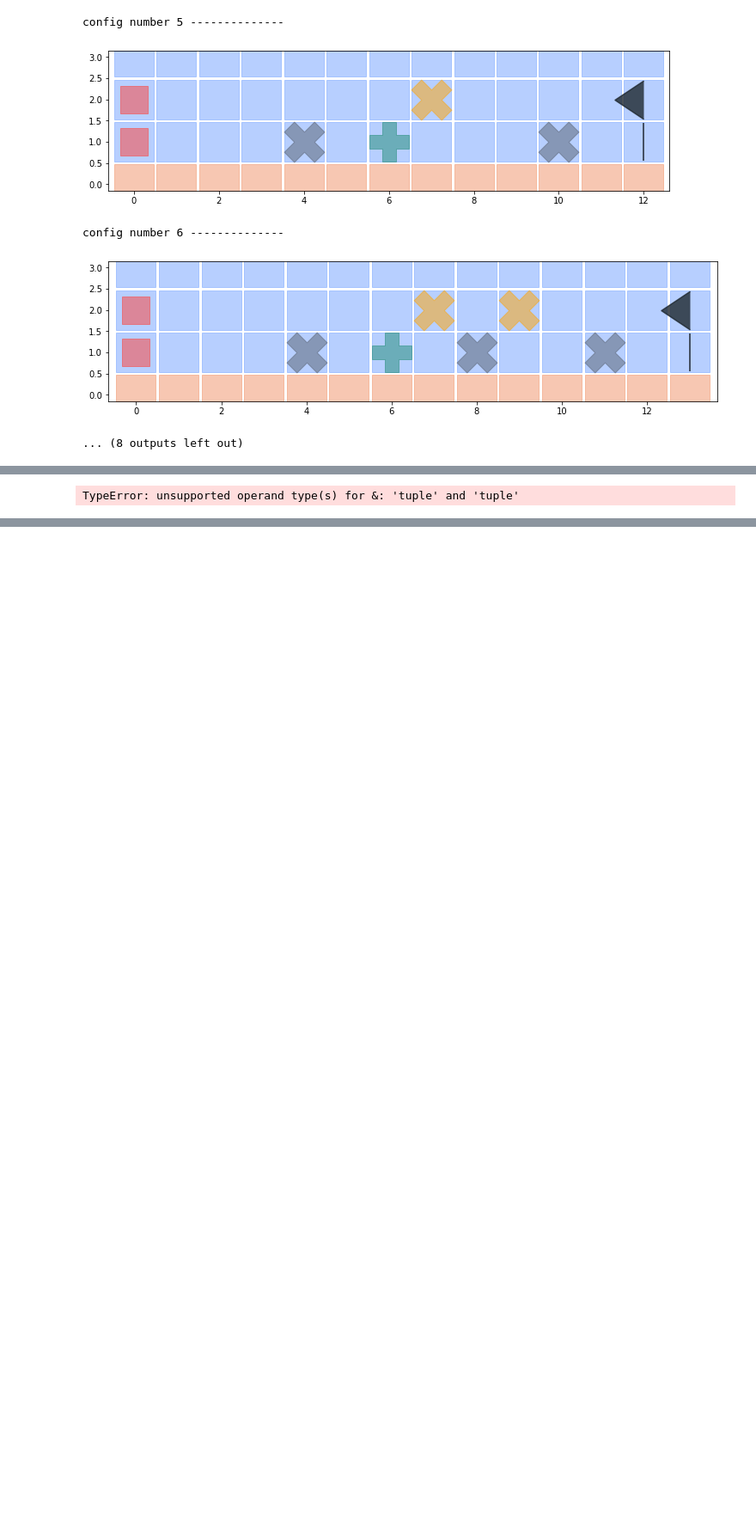
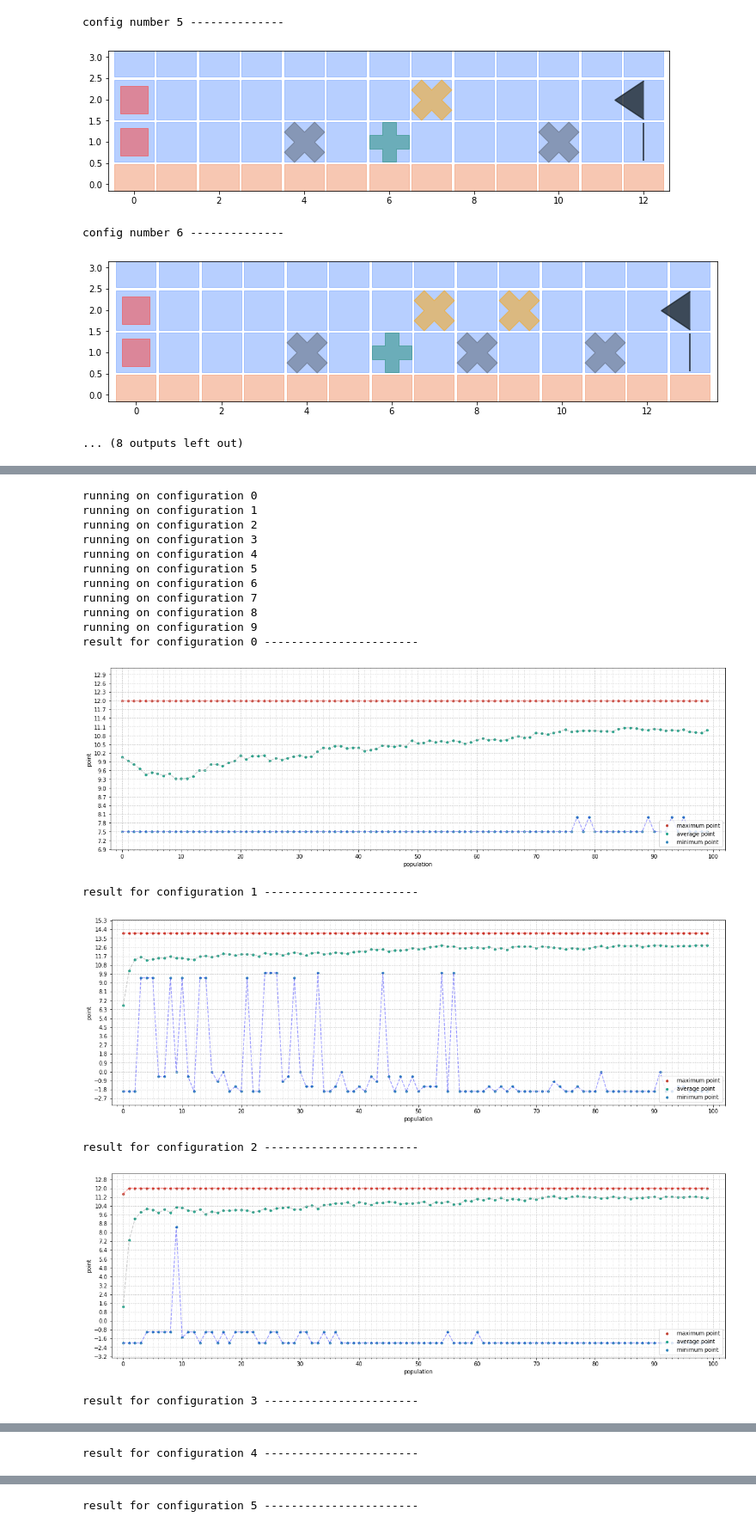
Before and after one commit to arianmotti/super-mario-with-genetic-algorithm, a Jupyter notebook: notebook/GeneticAlgorithm.ipynb, the cells around one changed output, grey strips where cells are left out. Shown at 86% size. Saved outputs shown, nothing was run; the diff lists cells and outputs as text; code cells hidden in the pictures; blank space fills up the shorter version.

Commit message:
clean code + visualizaion

```diff
--- a/notebook/GeneticAlgorithm.ipynb
+++ b/notebook/GeneticAlgorithm.ipynb
@@ -356,4 +182,0 @@ print(f'result for configuration {index + 1} exported')
-# %%
-[(i,0) & (7,i) for i, x in enumerate("hello whats up lolo ?") if x == 'l']
-# %% [output]
-TypeError: unsupported operand type(s) for &: 'tuple' and 'tuple'
@@ -359,0 +494,46 @@ TypeError: unsupported operand type(s) for &: 'tuple' and 'tuple'
+# %%
+import pprint
+population_size = 100
+actions = [0, 1, 2]
+distribution = [0.6, 0.2, 0.2]
+
+
+results = []
+for index, configuration in enumerate(main_configurations):
+
+    population = []
+    action_sequence_size = len(configuration['level'])
+    for i in range(population_size):
+        sequence = []
+        sequence.extend(choice(actions, action_sequence_size, p=distribution))
+        sequence = [str(x) for x in sequence]
+        population.append(''.join(sequence))
+
+    game = Game(configuration)
+    genetic_algorithm = GeneticAlgorithm(game, population, 'single_point', [0.1, 0.9], 1)
+
+    print(f'running on configuration {index}')
+    results.append(genetic_algorithm.run(100))
+
+for index, result in enumerate(results):
+    if result:
+        print(f'result for configuration {index} -----------------------')
+        draw_result(result)
+# %% [output]
+running on configuration 0
+running on configuration 1
+running on configuration 2
+running on configuration 3
+running on configuration 4
+running on configuration 5
+running on configuration 6
+running on configuration 7
+running on configuration 8
+running on configuration 9
+result for configuration 0 -----------------------
+[figure, added]
+result for configuration 1 -----------------------
+[figure, added]
+result for configuration 2 -----------------------
+[figure, added]
+result for configuration 3 -----------------------
@@ -359,0 +541 @@ TypeError: unsupported operand type(s) for &: 'tuple' and 'tuple'
+result for configuration 4 -----------------------
@@ -359,0 +543 @@ TypeError: unsupported operand type(s) for &: 'tuple' and 'tuple'
+result for configuration 5 -----------------------
```
Also changed, not shown: parts of 14 cells of this notebook, 2 other files.
